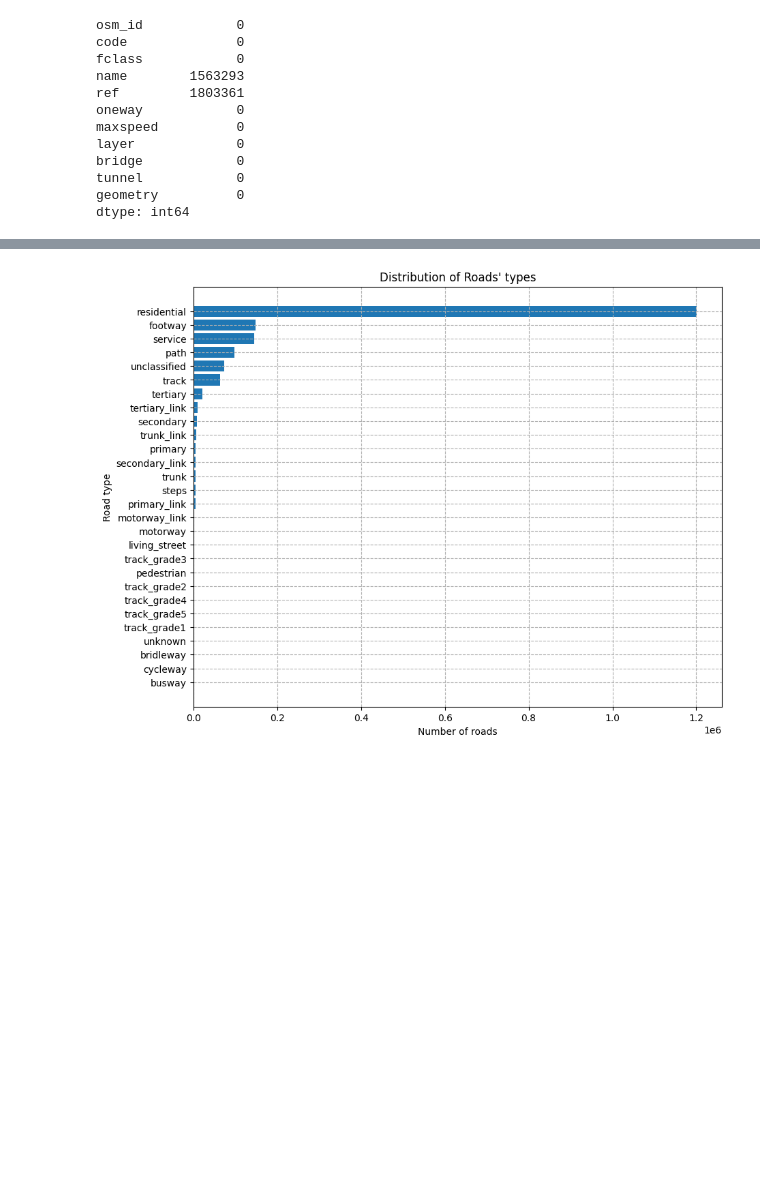
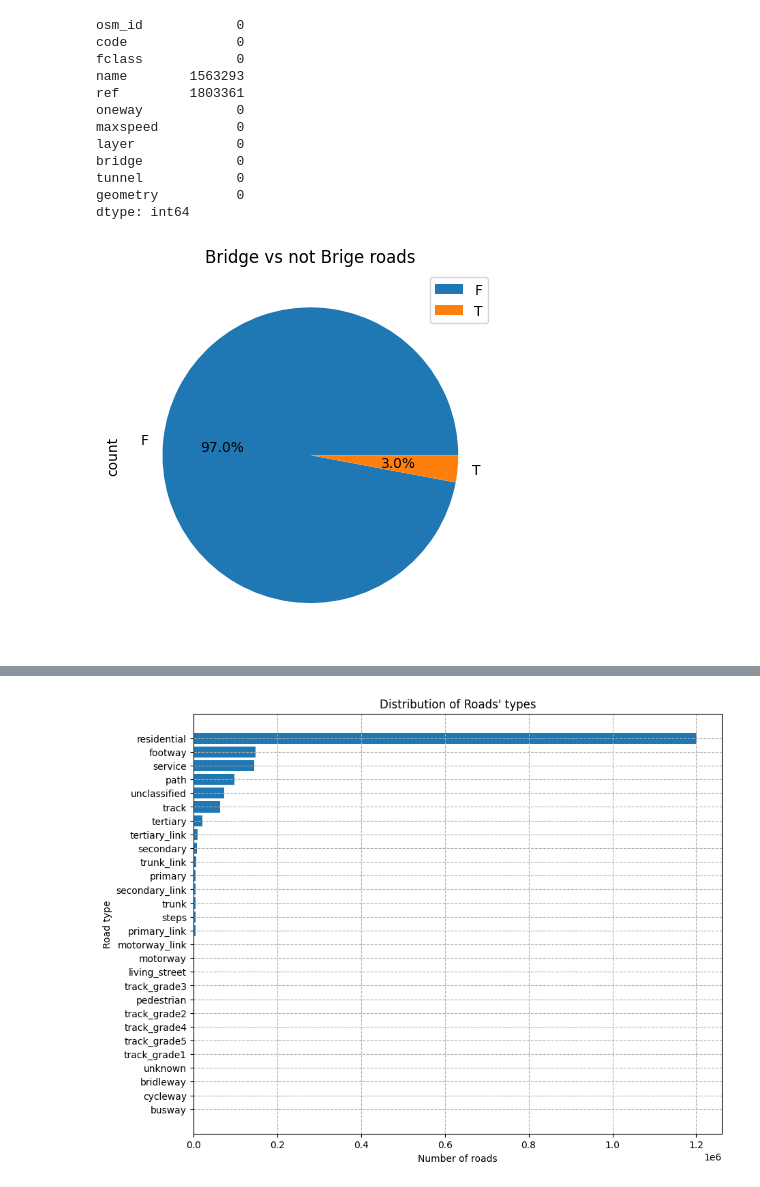
Before and after one commit to nhahub/NHA-022, a Jupyter notebook: notebooks/explore_OSM.ipynb, the cells around one changed output, grey strips where cells are left out. Saved outputs shown, nothing was run; the diff lists cells and outputs as text; code cells hidden in the pictures; blank space fills up the shorter version.

```diff
--- a/notebooks/explore_OSM.ipynb
+++ b/notebooks/explore_OSM.ipynb
@@ -25,3 +34,11 @@ bridge            0
 tunnel            0
 geometry          0
 dtype: int64
+# %%
+roads['bridge']\
+  .value_counts()\
+  .plot(kind='pie', legend=True, autopct='%1.1f%%')
+plt.title("Bridge vs not Bridge roads")
+plt.show()
+# %% [output]
+[figure, added]
```
Also changed, not shown: parts of 8 cells of this notebook, 1 other file.
